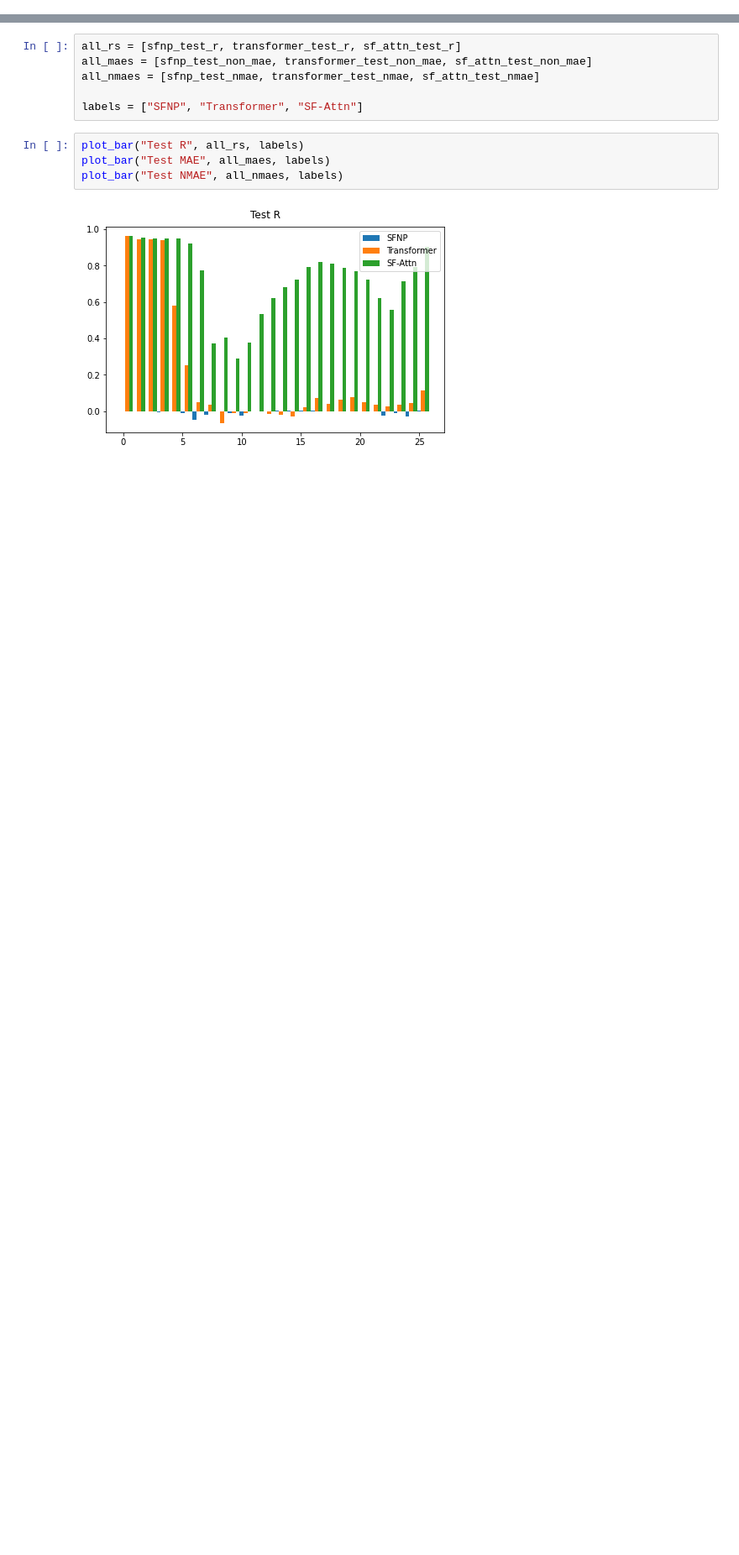
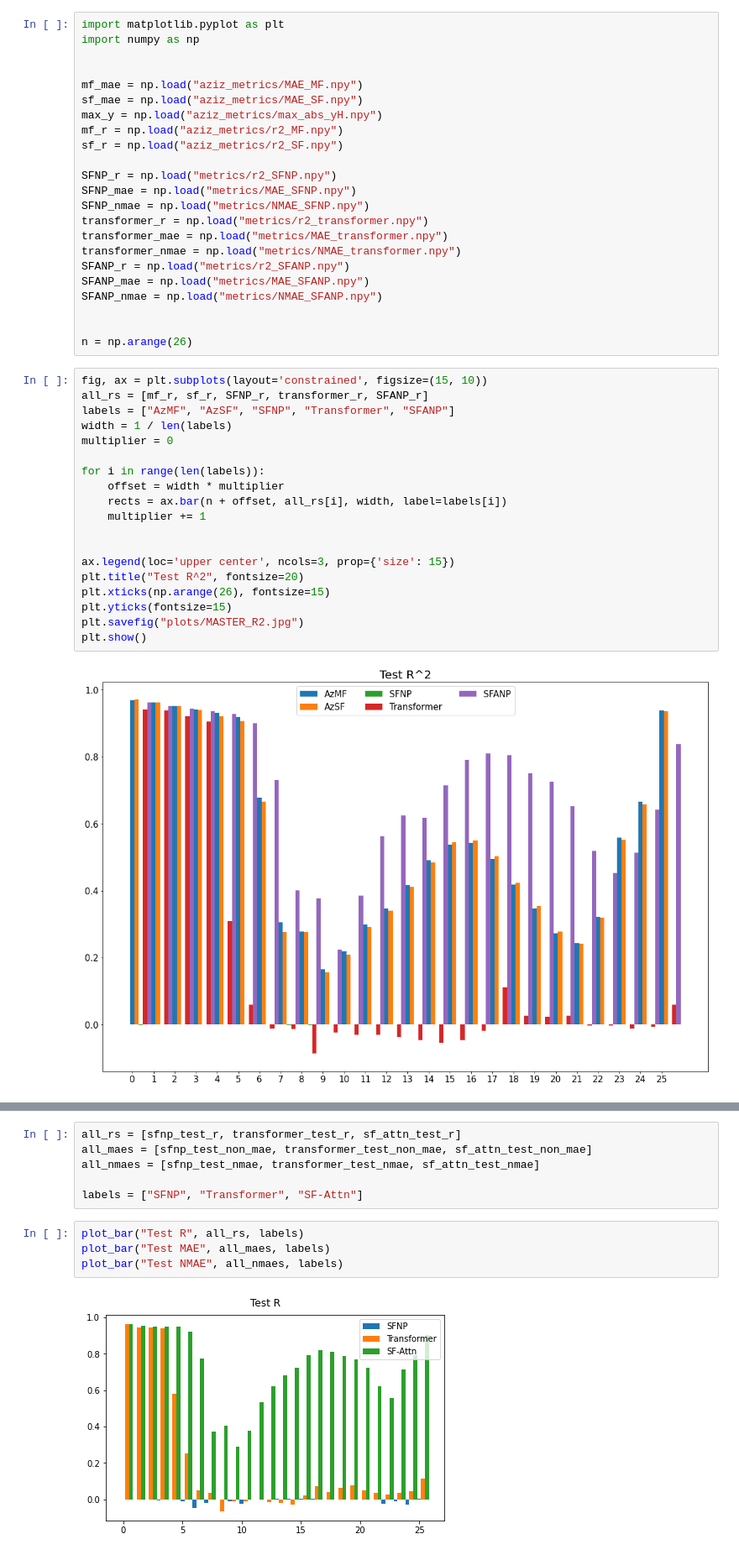
Before and after one commit to KaiMJ/climate_neural_processes, a Jupyter notebook: notebooks/eval_metrics.ipynb, the cells around one changed output, grey strips where cells are left out. Shown at 84% size. Cells and saved outputs as stored; diff of their text form; blank space fills up the shorter version.

```diff
--- a/notebooks/eval_metrics.ipynb
+++ b/notebooks/eval_metrics.ipynb
@@ -347,0 +1,44 @@ sf_attn_test_r = np.load(f"{save_path}/sf_attn_test_r.npy")
+# %%
+import matplotlib.pyplot as plt
+import numpy as np
+
+
+mf_mae = np.load("aziz_metrics/MAE_MF.npy")
+sf_mae = np.load("aziz_metrics/MAE_SF.npy")
+max_y = np.load("aziz_metrics/max_abs_yH.npy")
+mf_r = np.load("aziz_metrics/r2_MF.npy")
+sf_r = np.load("aziz_metrics/r2_SF.npy")
+
+SFNP_r = np.load("metrics/r2_SFNP.npy")
+SFNP_mae = np.load("metrics/MAE_SFNP.npy")
+SFNP_nmae = np.load("metrics/NMAE_SFNP.npy")
+transformer_r = np.load("metrics/r2_transformer.npy")
+transformer_mae = np.load("metrics/MAE_transformer.npy")
+transformer_nmae = np.load("metrics/NMAE_transformer.npy")
+SFANP_r = np.load("metrics/r2_SFANP.npy")
+SFANP_mae = np.load("metrics/MAE_SFANP.npy")
+SFANP_nmae = np.load("metrics/NMAE_SFANP.npy")
+
+
+n = np.arange(26)
+# %%
+fig, ax = plt.subplots(layout='constrained', figsize=(15, 10))
+all_rs = [mf_r, sf_r, SFNP_r, transformer_r, SFANP_r]
+labels = ["AzMF", "AzSF", "SFNP", "Transformer", "SFANP"]
+width = 1 / len(labels)
+multiplier = 0
+
+for i in range(len(labels)):
+    offset = width * multiplier
+    rects = ax.bar(n + offset, all_rs[i], width, label=labels[i])
+    multiplier += 1
+
+
+ax.legend(loc='upper center', ncols=3, prop={'size': 15})
+plt.title("Test R^2", fontsize=20)
+plt.xticks(np.arange(26), fontsize=15)
+plt.yticks(fontsize=15)
+plt.savefig("plots/MASTER_R2.jpg")
+plt.show()
+# %% [output]
+[figure, added]
```
Also changed, not shown: parts of 13 cells of this notebook, 35 other files.
